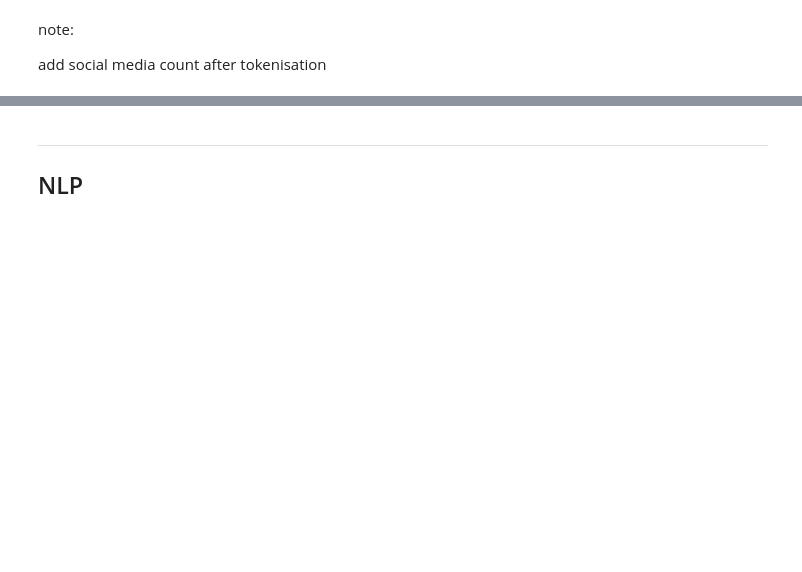
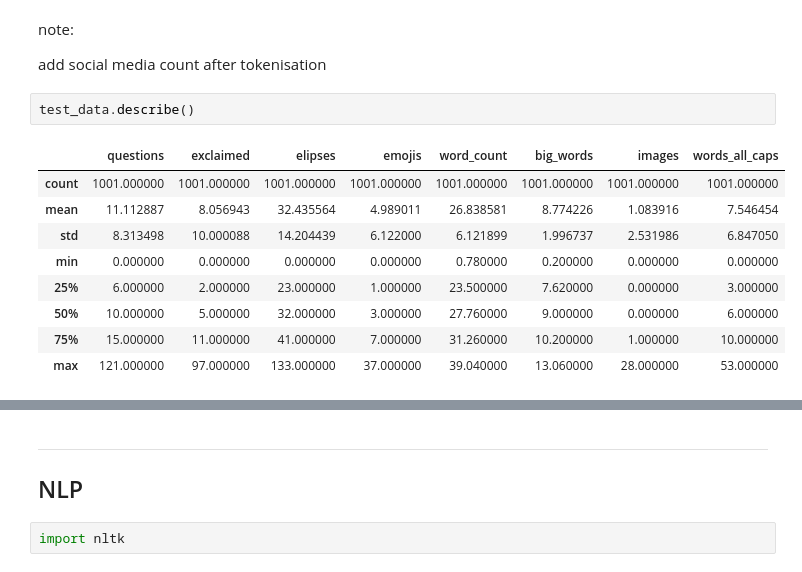
Before and after one commit to Wahe3bru/PersonalityProfiles, a Jupyter notebook: EDA.ipynb, the cells around one changed output, grey strips where cells are left out. Cells and saved outputs as stored; diff of their text form; blank space fills up the shorter version.

```diff
--- a/EDA.ipynb
+++ b/EDA.ipynb
@@ -239,8 +237,22 @@ test_data.groupby('type').mean()
 note:
 
 add social media count after tokenisation
+# %%
+test_data.describe()
+# %% [output]
+|  | questions | exclaimed | elipses | emojis | word_count | big_words | images | words_all_caps |
+| count | 1001.000000 | 1001.000000 | 1001.000000 | 1001.000000 | 1001.000000 | 1001.000000 | 1001.000000 | 1001.000000 |
+| mean | 11.112887 | 8.056943 | 32.435564 | 4.989011 | 26.838581 | 8.774226 | 1.083916 | 7.546454 |
+| std | 8.313498 | 10.000088 | 14.204439 | 6.122000 | 6.121899 | 1.996737 | 2.531986 | 6.847050 |
+| min | 0.000000 | 0.000000 | 0.000000 | 0.000000 | 0.780000 | 0.200000 | 0.000000 | 0.000000 |
+| 25% | 6.000000 | 2.000000 | 23.000000 | 1.000000 | 23.500000 | 7.620000 | 0.000000 | 3.000000 |
+| 50% | 10.000000 | 5.000000 | 32.000000 | 3.000000 | 27.760000 | 9.000000 | 0.000000 | 6.000000 |
+| 75% | 15.000000 | 11.000000 | 41.000000 | 7.000000 | 31.260000 | 10.200000 | 1.000000 | 10.000000 |
+| max | 121.000000 | 97.000000 | 133.000000 | 37.000000 | 39.040000 | 13.060000 | 28.000000 | 53.000000 |
 # %% [markdown]
 <a id="nlp">  </a>
 # %% [markdown]
 ---
 ## NLP
+# %%
+import nltk
```
Also changed, not shown: parts of 6 cells of this notebook.
